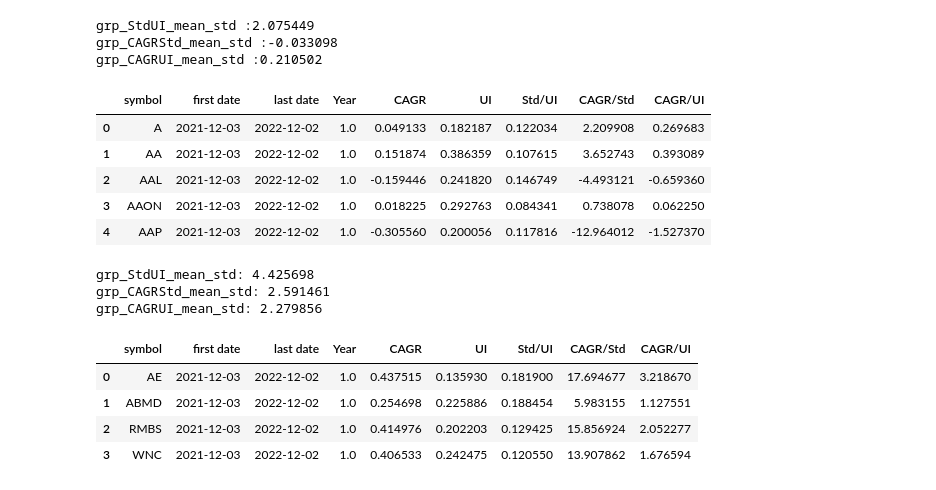
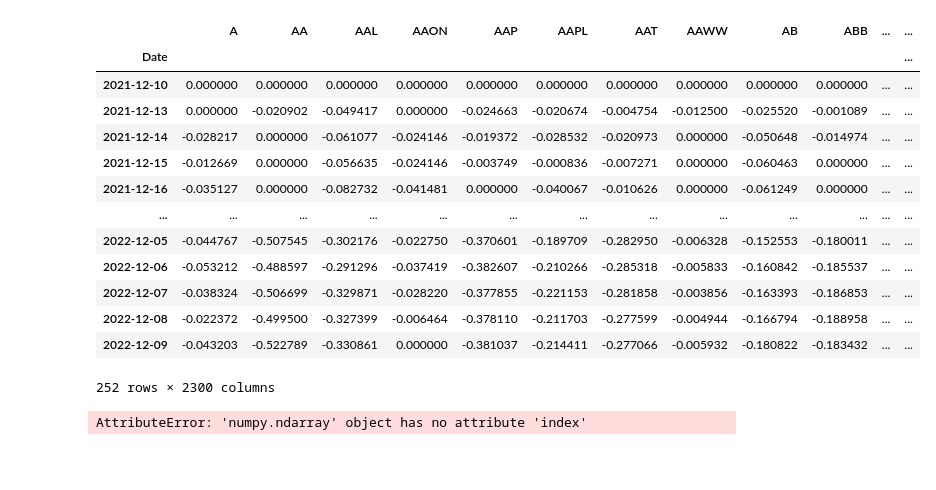
Before and after one commit to pympk/py379, a Jupyter notebook: yf_6eval.ipynb, the cells around one changed output. Saved outputs shown, nothing was run; the diff lists cells and outputs as text; code cells hidden in the pictures; blank space fills up the shorter version.

```diff
--- a/yf_6eval.ipynb
+++ b/yf_6eval.ipynb
@@ -13,3 +30,26 @@ format1 = 'df_c({}):\n{}\n{}'.format(len(df_c), df_c.head(3), df_c.tail(3))
+# %%
+# symbols, period_yr, drawdown, UI, max_drawdown, returns_std, Std_UI, CAGR, CAGR_Std, CAGR_UI = \
+    # symb_perf_stats_vectorized(df_c)
+symbols, period_yr, drawdown, UI, max_drawdown, returns_std, Std_UI, CAGR, CAGR_Std, CAGR_UI = \
+    symb_perf_stats_vectorized(df_c)
+caches_perf_stats_vect = []
+# %%
+drawdown
+# %% [output]
+|  | A | AA | AAL | AAON | AAP | AAPL | AAT | AAWW | AB | ABB | ... | ... |
+| Date |  |  |  |  |  |  |  |  |  |  |  | ... |
+| 2021-12-10 | 0.000000 | 0.000000 | 0.000000 | 0.000000 | 0.000000 | 0.000000 | 0.000000 | 0.000000 | 0.000000 | 0.000000 | ... | ... |
+| 2021-12-13 | 0.000000 | -0.020902 | -0.049417 | 0.000000 | -0.024663 | -0.020674 | -0.004754 | -0.012500 | -0.025520 | -0.001089 | ... | ... |
+| 2021-12-14 | -0.028217 | 0.000000 | -0.061077 | -0.024146 | -0.019372 | -0.028532 | -0.020973 | 0.000000 | -0.050648 | -0.014974 | ... | ... |
+| 2021-12-15 | -0.012669 | 0.000000 | -0.056635 | -0.024146 | -0.003749 | -0.000836 | -0.007271 | 0.000000 | -0.060463 | 0.000000 | ... | ... |
+| 2021-12-16 | -0.035127 | 0.000000 | -0.082732 | -0.041481 | 0.000000 | -0.040067 | -0.010626 | 0.000000 | -0.061249 | 0.000000 | ... | ... |
+| ... | ... | ... | ... | ... | ... | ... | ... | ... | ... | ... | ... | ... |
+| 2022-12-05 | -0.044767 | -0.507545 | -0.302176 | -0.022750 | -0.370601 | -0.189709 | -0.282950 | -0.006328 | -0.152553 | -0.180011 | ... | ... |
+| 2022-12-06 | -0.053212 | -0.488597 | -0.291296 | -0.037419 | -0.382607 | -0.210266 | -0.285318 | -0.005833 | -0.160842 | -0.185537 | ... | ... |
+| 2022-12-07 | -0.038324 | -0.506699 | -0.329871 | -0.028220 | -0.377855 | -0.221153 | -0.281858 | -0.003856 | -0.163393 | -0.186853 | ... | ... |
+| 2022-12-08 | -0.022372 | -0.499500 | -0.327399 | -0.006464 | -0.378110 | -0.211703 | -0.277599 | -0.004944 | -0.166794 | -0.188958 | ... | ... |
+| 2022-12-09 | -0.043203 | -0.522789 | -0.330861 | 0.000000 | -0.381037 | -0.214411 | -0.277066 | -0.005932 | -0.180822 | -0.183432 | ... | ... |
+252 rows × 2300 columns
 # %%
 def perf_eval(df_close):
   '''
@@ -57,15 +97,7 @@ print(f'grp_CAGRStd_mean_std :{grp_CAGRStd_mean_std:.6f}')
 print(f'grp_CAGRUI_mean_std :{grp_CAGRUI_mean_std:.6f}')
 df_perf.head()
 # %% [output]
-grp_StdUI_mean_std :2.075449
-grp_CAGRStd_mean_std :-0.033098
-grp_CAGRUI_mean_std :0.210502
+AttributeError: 'numpy.ndarray' object has no attribute 'index'
-|  | symbol | first date | last date | Year | CAGR | UI | Std/UI | CAGR/Std | CAGR/UI |
-| 0 | A | 2021-12-03 | 2022-12-02 | 1.0 | 0.049133 | 0.182187 | 0.122034 | 2.209908 | 0.269683 |
-| 1 | AA | 2021-12-03 | 2022-12-02 | 1.0 | 0.151874 | 0.386359 | 0.107615 | 3.652743 | 0.393089 |
-| 2 | AAL | 2021-12-03 | 2022-12-02 | 1.0 | -0.159446 | 0.241820 | 0.146749 | -4.493121 | -0.659360 |
-| 3 | AAON | 2021-12-03 | 2022-12-02 | 1.0 | 0.018225 | 0.292763 | 0.084341 | 0.738078 | 0.062250 |
-| 4 | AAP | 2021-12-03 | 2022-12-02 | 1.0 | -0.305560 | 0.200056 | 0.117816 | -12.964012 | -1.527370 |
 # %%
 # _cols2 = ['TSBK', 'ELF', 'AVEO', 'ASC', 'TPL', 'AXON', 'NRIM', 'AAON', 'UFPT', 'GILD', 'MOD', 'SANM', 'INSW', 'LOPE', 'AE', 'ABMD', 'RMBS', 'WNC']
 _cols2 = ['AE', 'ABMD', 'RMBS', 'WNC']
@@ -77,15 +109,6 @@ print(f'grp_StdUI_mean_std: {grp_StdUI_mean_std:.6f}')
 print(f'grp_CAGRStd_mean_std: {grp_CAGRStd_mean_std:.6f}')
 print(f'grp_CAGRUI_mean_std: {grp_CAGRUI_mean_std:.6f}')
 df_perf.head()
-# %% [output]
-grp_StdUI_mean_std: 4.425698
-grp_CAGRStd_mean_std: 2.591461
-grp_CAGRUI_mean_std: 2.279856
-|  | symbol | first date | last date | Year | CAGR | UI | Std/UI | CAGR/Std | CAGR/UI |
-| 0 | AE | 2021-12-03 | 2022-12-02 | 1.0 | 0.437515 | 0.135930 | 0.181900 | 17.694677 | 3.218670 |
-| 1 | ABMD | 2021-12-03 | 2022-12-02 | 1.0 | 0.254698 | 0.225886 | 0.188454 | 5.983155 | 1.127551 |
-| 2 | RMBS | 2021-12-03 | 2022-12-02 | 1.0 | 0.414976 | 0.202203 | 0.129425 | 15.856924 | 2.052277 |
-| 3 | WNC | 2021-12-03 | 2022-12-02 | 1.0 | 0.406533 | 0.242475 | 0.120550 | 13.907862 | 1.676594 |
 # %%
 df_SPY = df_c[['SPY']].copy()
 df_SPY
```
Also changed, not shown: parts of 2 cells of this notebook, 3 other files.
